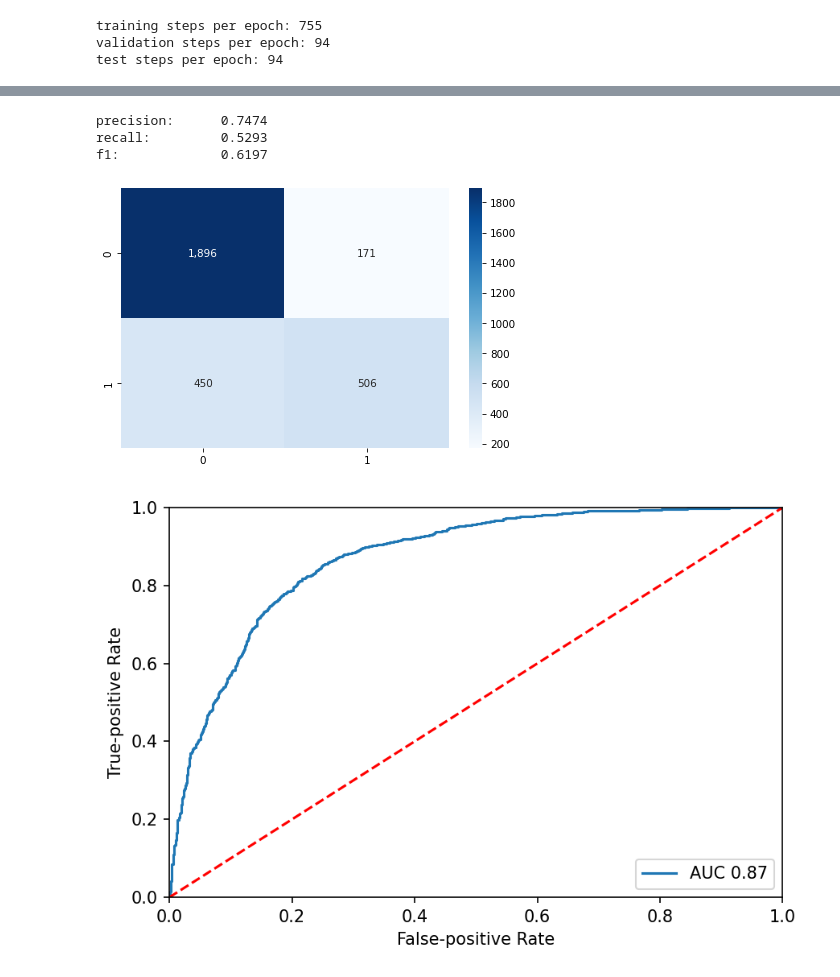
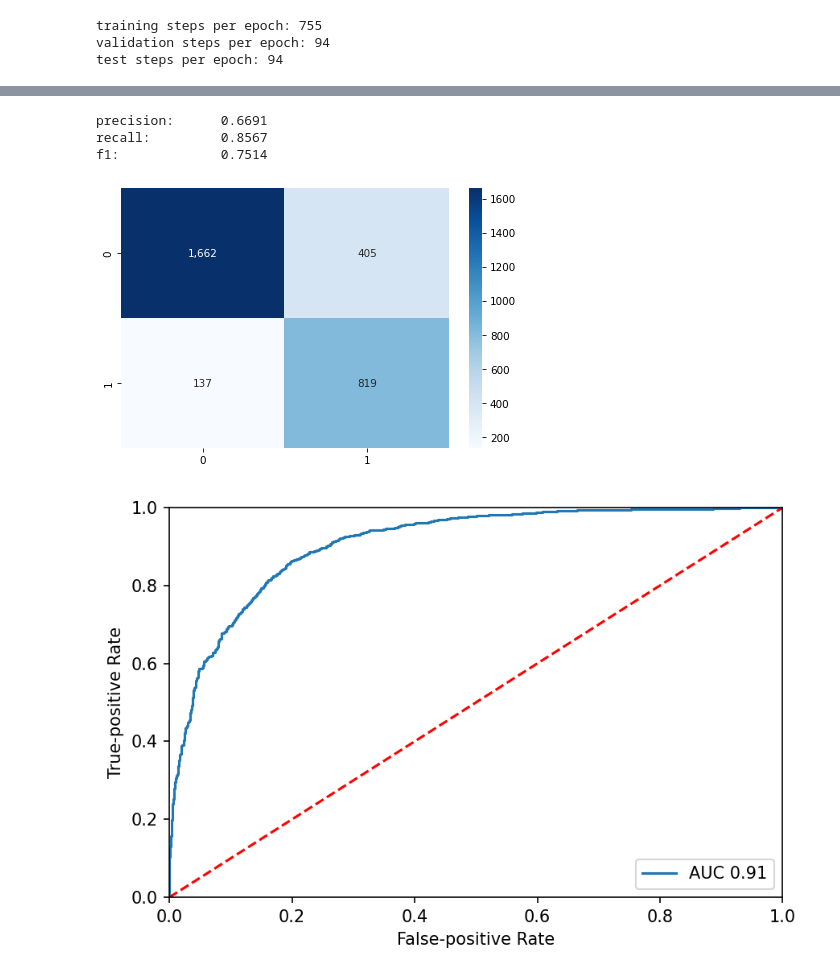
Before and after one commit to Tstrebe2/umich-mads-capstone-project, a Jupyter notebook: tim-ft-densenet.ipynb, the cells around one changed output, grey strips where cells are left out. Drawn from its saved outputs; the diff is of its cells as text; code cells hidden in the pictures.

```diff
--- a/tim-ft-densenet.ipynb
+++ b/tim-ft-densenet.ipynb
@@ -171,21 +169,6 @@ model = model.to(device)
 
 zero, one = label_df.iloc[X_train].Target.value_counts().tolist()
 
-criterion = torch.nn.BCEWithLogitsLoss(pos_weight=torch.tensor([1, zero/one]))
+criterion = torch.nn.BCEWithLogitsLoss(pos_weight=torch.tensor([zero/one]).to(device))
 optimizer = SGD(params_to_update, lr=0.001, momentum=0.9)
 scheduler = StepLR(optimizer, step_size=7, gamma=0.1)
-# %%
-for (inputs, labels) in data_loaders['val']:
-  inputs = inputs.to(device)
-  labels = labels.to(device)
-
-  optimizer.zero_grad()
-
-  with torch.set_grad_enabled(False):
-    outputs = model(inputs)
-    preds = (torch.nn.Softmax(dim=0)(outputs) >= .5).int()
-    print(preds, outputs, labels)
-    # loss = criterion(outputs.squeeze(1), labels)
-    break
-    # print(loss)
-    # break
@@ -230,13 +195,13 @@ def train_model(model, criterion, optimizer, scheduler, num_epochs):
 
       for (inputs, labels) in data_loaders[phase]:
         inputs = inputs.to(device)
-        labels = labels.to(device)
+        labels = labels.reshape(-1, 1).float().to(device)
 
         optimizer.zero_grad()
 
         with torch.set_grad_enabled(phase=='train'):
           outputs = model(inputs)
-          _, preds = torch.max(outputs, 1)
+          preds = (outputs >= 0.0).float()
           loss = criterion(outputs, labels)
 
           if phase == 'train':
@@ -278,11 +251,11 @@ ValueError: ignored
 # %%
-running_labels = torch.Tensor().to(device)
-running_outputs = torch.Tensor(0, 2).to(device)
+running_labels = torch.Tensor(0, 1).to(device)
+running_outputs = torch.Tensor(0, 1).to(device)
 
 with torch.no_grad():
   model.eval()
   for i, (inputs, labels) in enumerate(data_loaders['test']):
-    inputs, labels = inputs.to(device), labels.to(device)
+    inputs, labels = inputs.to(device), labels.reshape(-1, 1).float().to(device)
 
     outputs = model(inputs)
 
@@ -290,28 +263,28 @@ with torch.no_grad():
     running_outputs = torch.cat((running_outputs, outputs), dim=0)
 # %%
 y_true = running_labels.cpu().numpy()
-y_pred = running_outputs.cpu().numpy().argmax(axis=1)
-y_proba = torch.nn.Softmax(dim=1)(running_outputs).cpu().numpy()[:, 1]
+y_pred = (running_outputs>=0.0).float().cpu().numpy()
+y_proba = torch.nn.Sigmoid()(running_outputs).cpu().numpy()
 
 precision = metrics.precision_score(y_true, y_pred)
 recall = metrics.recall_score(y_true, y_pred)
 f1 = metrics.f1_score(y_true, y_pred)
 
 print('precision:\t{:.4f}'.format(precision))
 print('recall:\t\t{:.4f}'.format(recall))
 print('f1:\t\t{:.4f}'.format(f1))
 print()
 
 fig = plt.figure(dpi=75)
 ax = plt.gca()
 sns.heatmap(metrics.confusion_matrix(y_true, y_pred), annot=True, fmt=',', cmap='Blues')
 fig.tight_layout()
 fig.show()
 # %% [output]
-precision:      0.7474
-recall:         0.5293
-f1:             0.6197
+precision:      0.6691
+recall:         0.8567
+f1:             0.7514
-[figure, old version]
+[figure, new version]
 # %%
 fpr, tpr, _ = metrics.roc_curve(y_true, y_proba)
 roc_auc_score = metrics.roc_auc_score(y_true, y_proba)
@@ -329,7 +302,7 @@ plt.xlabel('False-positive Rate')
 plt.tight_layout()
 plt.show()
 # %% [output]
-[figure, old version]
+[figure, new version]
 # %%
 precision, recall, _ = metrics.precision_recall_curve(y_true, y_proba)
 auprc_score = metrics.auc(recall, precision)
```
Also changed, not shown: parts of 5 cells of this notebook.
